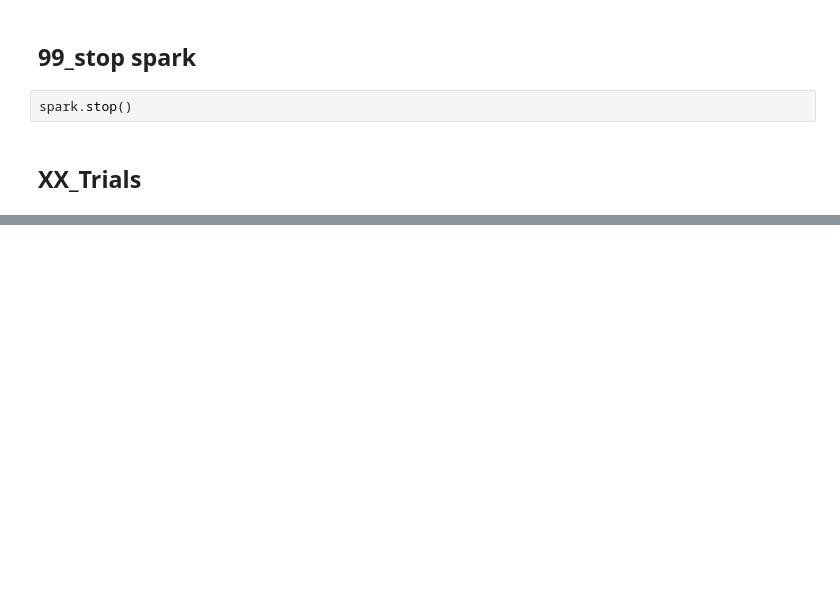
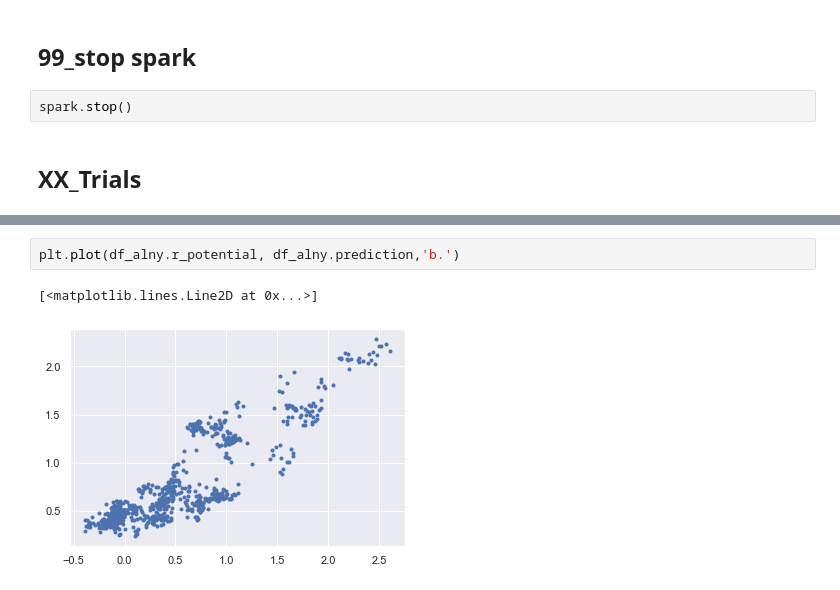
Before and after one commit to HansjoergW/bfh_mt_hs2020_robo_advisor, a Jupyter notebook: 06_prepare_robo_advisor_data.ipynb, the cells around one changed output, grey strips where cells are left out. Drawn from its saved outputs; the diff is of its cells as text; blank space fills up the shorter version.

```diff
--- a/06_prepare_robo_advisor_data.ipynb
+++ b/06_prepare_robo_advisor_data.ipynb
@@ -506,0 +558,5 @@ array(['2017-01-02T00:00:00.000000000', '2017-01-03T00:00:00.000000000',
+# %%
+plt.plot(df_alny.r_potential, df_alny.prediction,'b.')
+# %% [output]
+[<matplotlib.lines.Line2D at 0x...>]
+[figure, added]
```
Also changed, not shown: parts of 48 cells of this notebook, 7 other files.
